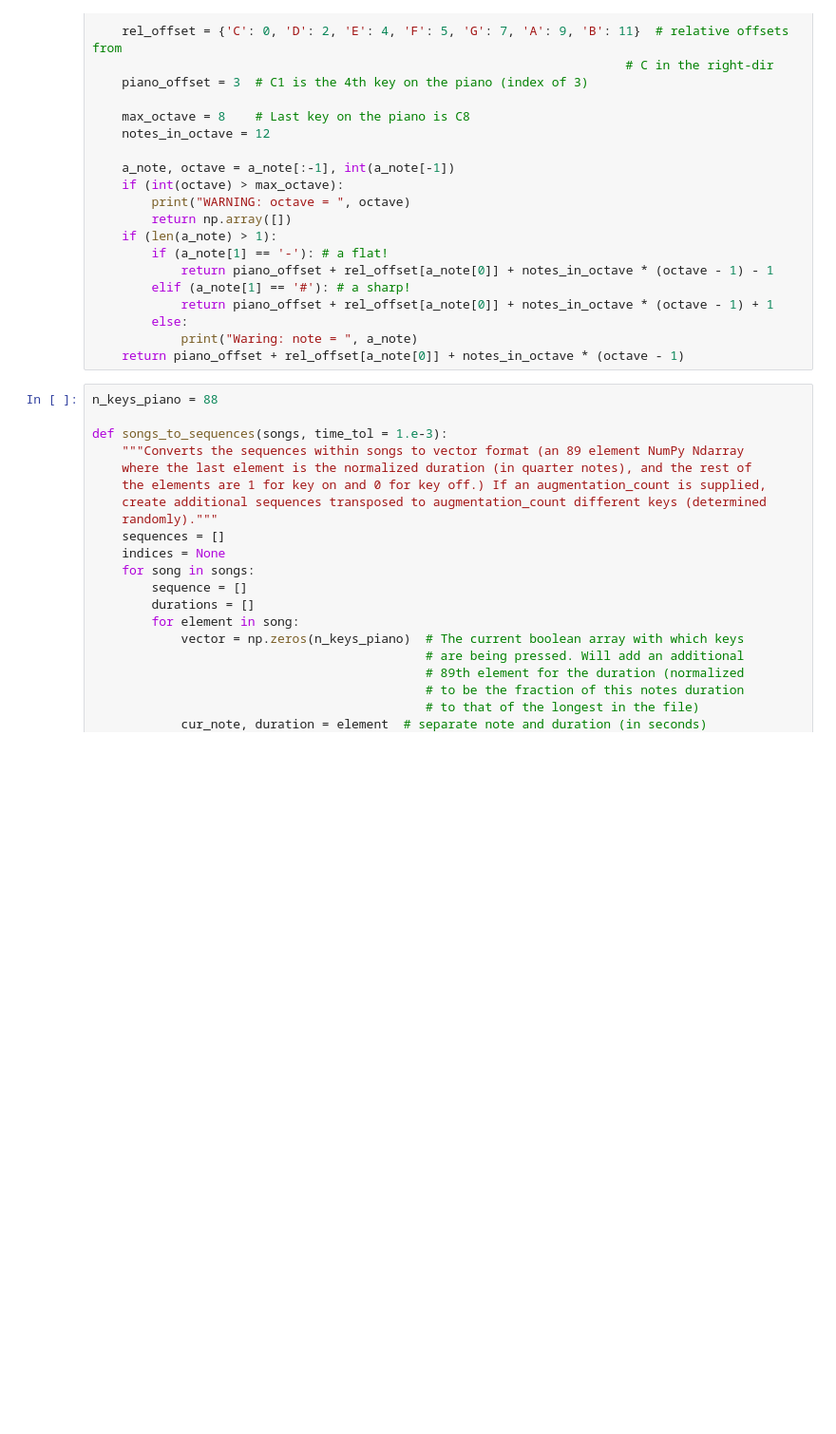
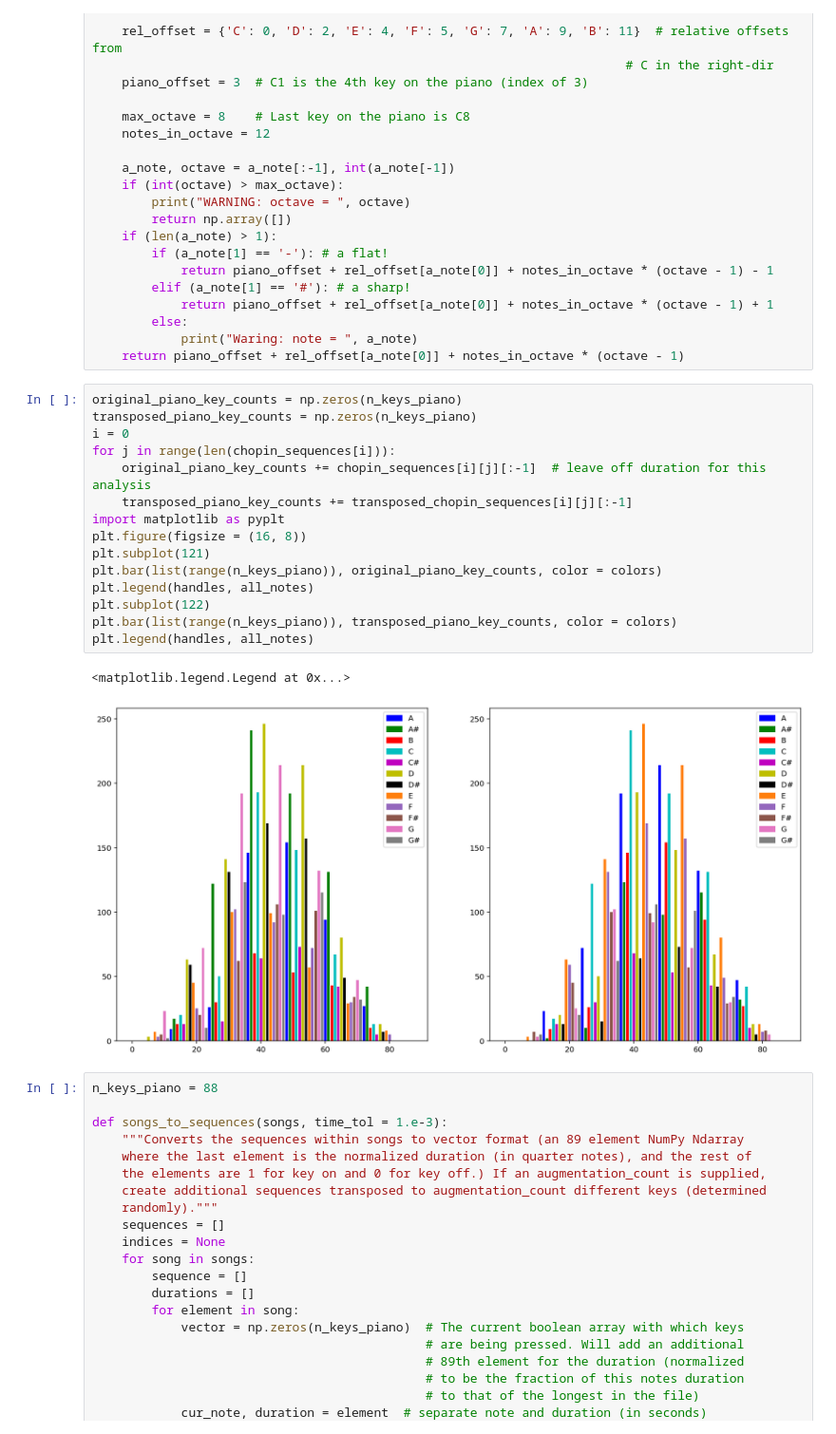
Before and after one commit to msgilmer/Springboard_Capstone, a Jupyter notebook: notebooks/data_read_and_process.ipynb, the cells around one changed output. Shown: that part at 95% size. Cells and saved outputs as stored; diff of their text form; blank space fills up the shorter version.

```diff
--- a/notebooks/data_read_and_process.ipynb
+++ b/notebooks/data_read_and_process.ipynb
@@ -298,6 +298,24 @@ def note_to_piano_idx(a_note):
         else:
             print("Waring: note = ", a_note)
     return piano_offset + rel_offset[a_note[0]] + notes_in_octave * (octave - 1)
+# %%
+original_piano_key_counts = np.zeros(n_keys_piano)
+transposed_piano_key_counts = np.zeros(n_keys_piano)
+i = 0
+for j in range(len(chopin_sequences[i])):
+    original_piano_key_counts += chopin_sequences[i][j][:-1]  # leave off duration for this analysis
+    transposed_piano_key_counts += transposed_chopin_sequences[i][j][:-1]
+import matplotlib as pyplt
+plt.figure(figsize = (16, 8))
+plt.subplot(121)
+plt.bar(list(range(n_keys_piano)), original_piano_key_counts, color = colors)
+plt.legend(handles, all_notes)
+plt.subplot(122)
+plt.bar(list(range(n_keys_piano)), transposed_piano_key_counts, color = colors)
+plt.legend(handles, all_notes)
+# %% [output]
+<matplotlib.legend.Legend at 0x...>
+[figure, added]
 # %%
 n_keys_piano = 88
 
```
Also changed, not shown: parts of 1 cell of this notebook, 4 other files.
